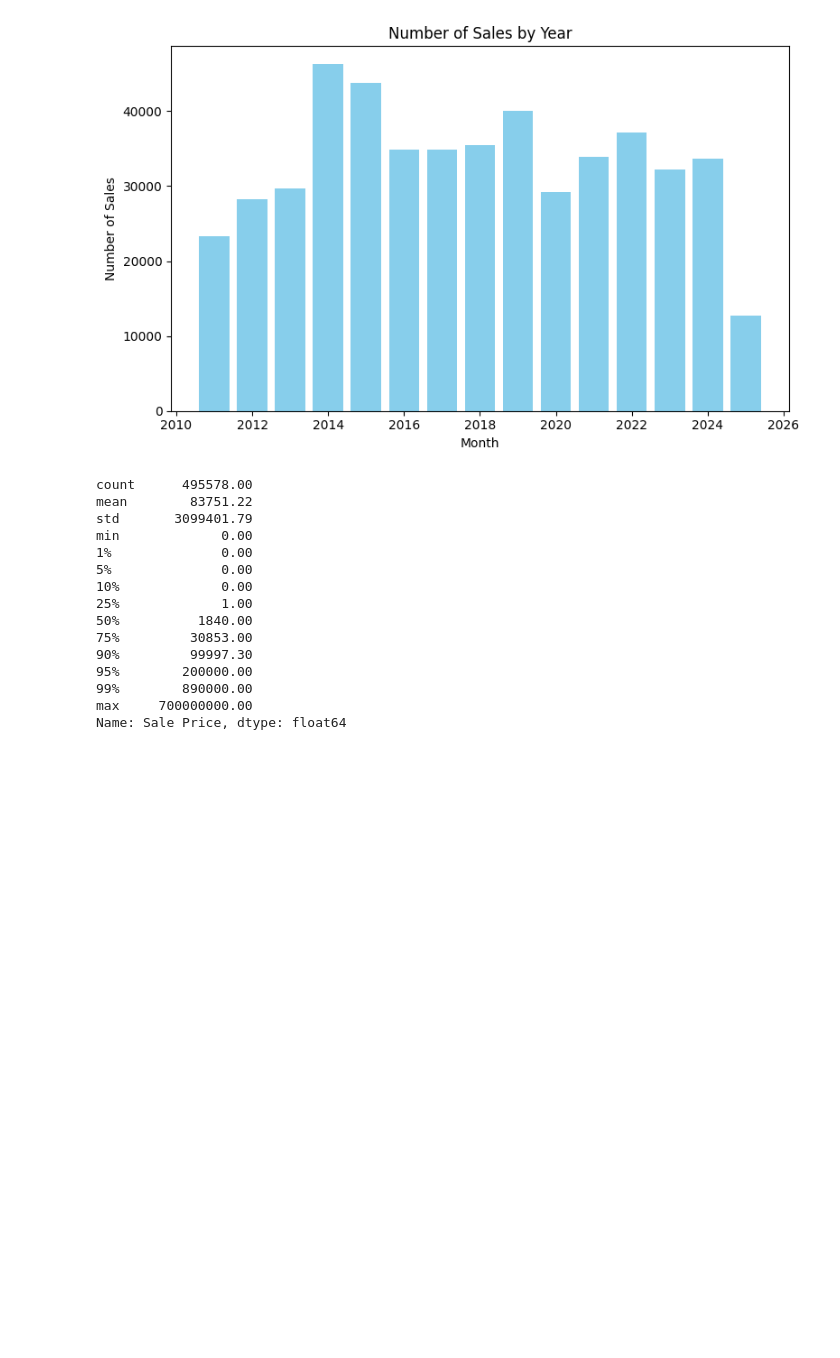
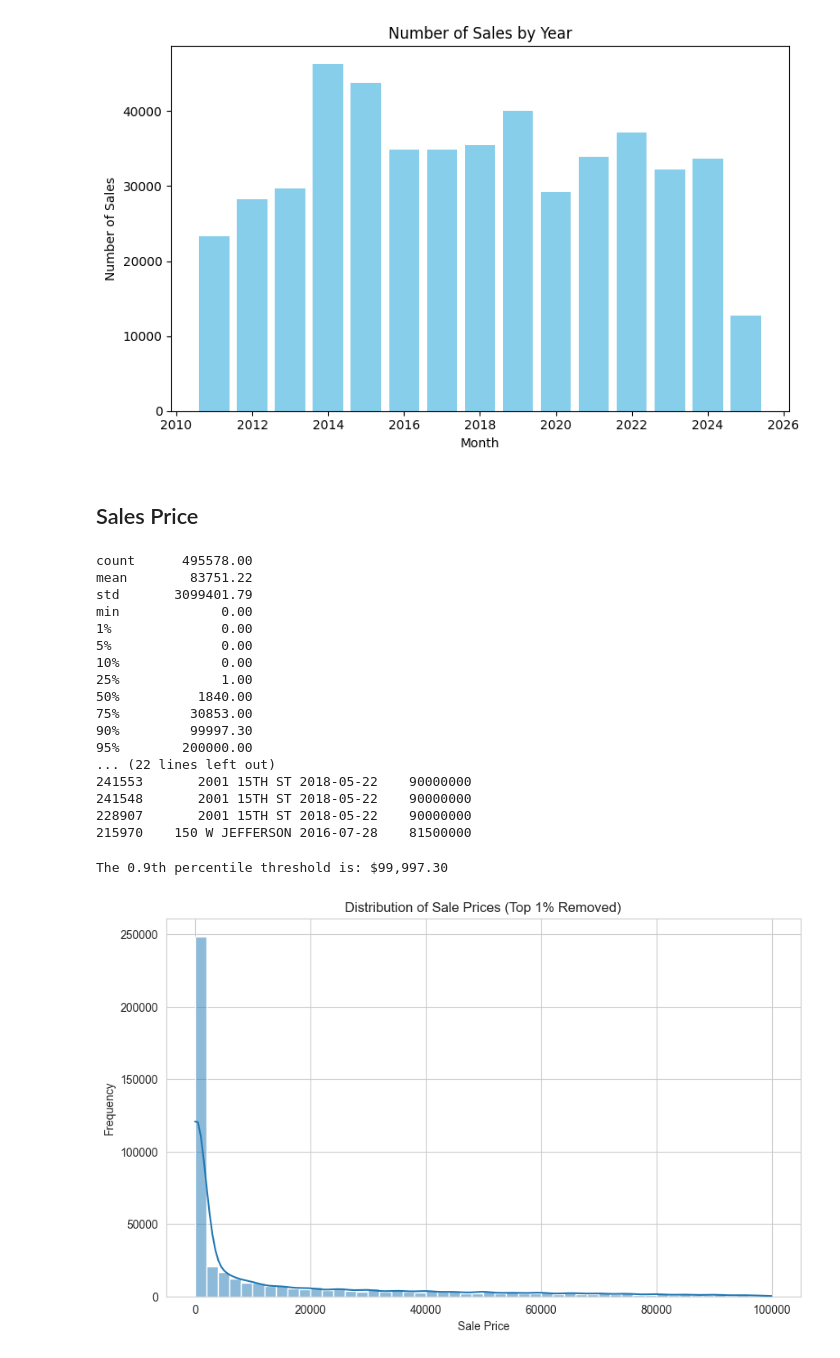
Before and after one commit to mfannin099/detroit_real_estate, a Jupyter notebook: notebooks/property_sales.ipynb, the cells around one changed output. Saved outputs shown, nothing was run; the diff lists cells and outputs as text; code cells hidden in the pictures; blank space fills up the shorter version.

```diff
--- a/notebooks/property_sales.ipynb
+++ b/notebooks/property_sales.ipynb
@@ -99,11 +124,17 @@ plt.tight_layout()
 plt.show()
 # %% [output]
 [figure]
+# %% [markdown]
+## Sales Price
 # %%
 # Price of Sales
 pd.set_option("display.float_format", "{:.2f}".format)
 percentiles = [0.01, 0.05, 0.10, 0.25, 0.5, 0.75, 0.90, 0.95, 0.99]
-df['Sale Price'].describe(percentiles=percentiles)
+print(df['Sale Price'].describe(percentiles=percentiles))
+print("------------------")
+
+print("Largest n sales in Detroit Dataset")
+print(df[['Address', 'Sale Date', 'Sale Price']].sort_values(by='Sale Price', ascending=False).head(20))
 # %% [output]
 count      495578.00
 mean        83751.22
@@ -117,6 +148,25 @@ min             0.00
 75%         30853.00
 90%         99997.30
 95%        200000.00
-99%        890000.00
-max     700000000.00
-Name: Sale Price, dtype: float64
+... (22 lines left out)
+241553       2001 15TH ST 2018-05-22    90000000
+241548       2001 15TH ST 2018-05-22    90000000
+228907       2001 15TH ST 2018-05-22    90000000
+215970    150 W JEFFERSON 2016-07-28    81500000
+# %%
+## The Max Sale Price is throwing off the plot... since removed to anythhing less than the 99th percentile
+quantile =.90
+upper_limit = df['Sale Price'].quantile(quantile)
+print(f"The {quantile}th percentile threshold is: ${upper_limit:,.2f}")
+
+df_trimmed = df[df['Sale Price'] < upper_limit]
+
+plt.figure(figsize=(10, 6))
+sns.histplot(df_trimmed['Sale Price'], bins=50, kde=True)
+plt.title('Distribution of Sale Prices (Top 1% Removed)')
+plt.xlabel('Sale Price')
+plt.ylabel('Frequency')
+plt.show()
+# %% [output]
+The 0.9th percentile threshold is: $99,997.30
+[figure, added]
```
Also changed, not shown: parts of 5 cells of this notebook.
